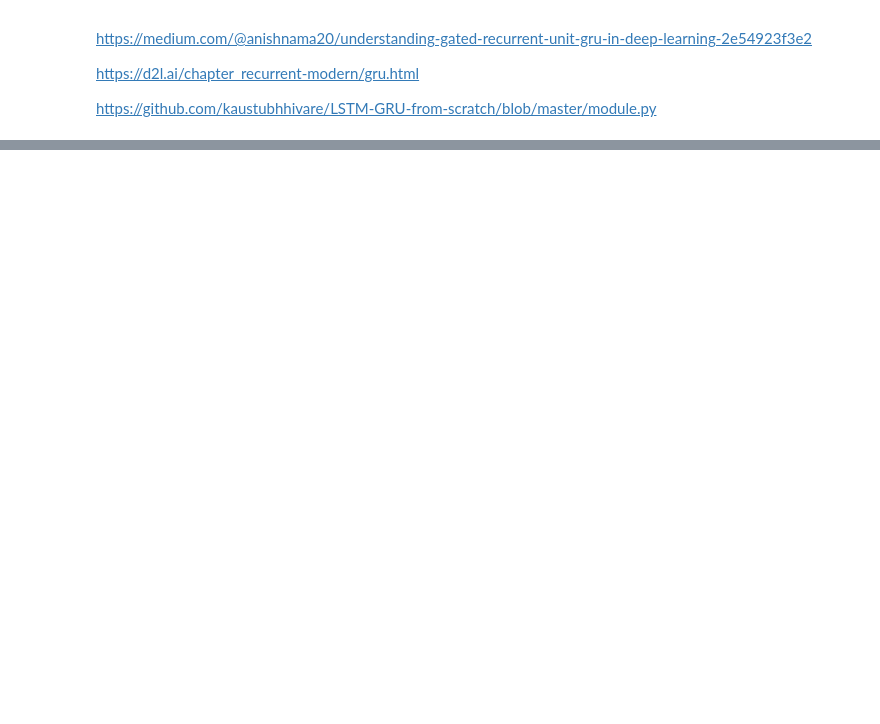
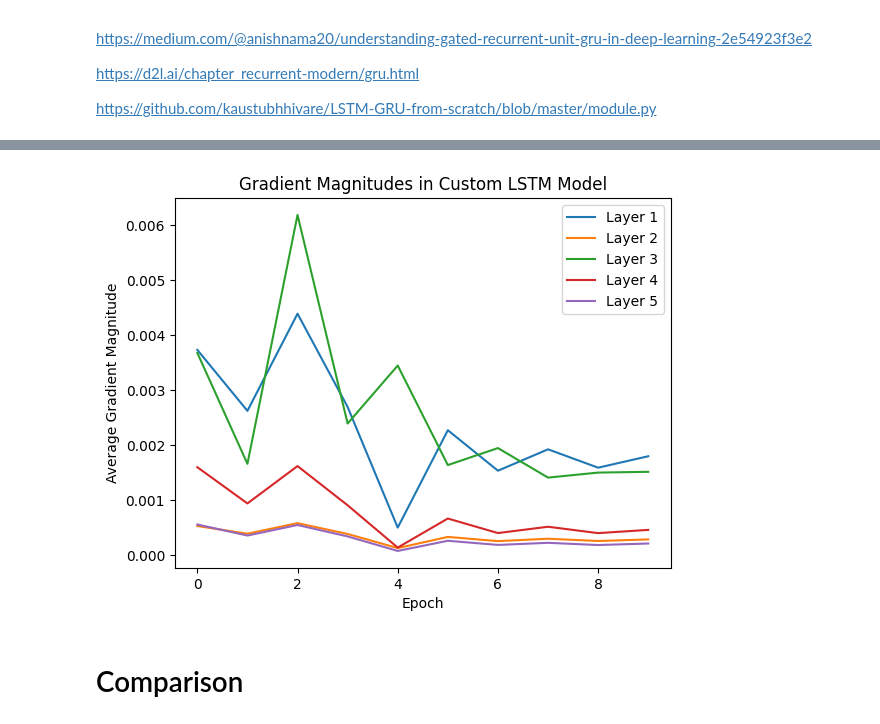
Before and after one commit to pm012/DataScience_sandbox, a Jupyter notebook: notebooks/module11/module_11_2_LSTM.ipynb, the cells around one changed output, grey strips where cells are left out. Saved outputs shown, nothing was run; the diff lists cells and outputs as text; code cells hidden in the pictures; blank space fills up the shorter version.

```diff
--- a/notebooks/module11/module_11_2_LSTM.ipynb
+++ b/notebooks/module11/module_11_2_LSTM.ipynb
@@ -97,0 +172,63 @@ https://github.com/kaustubhhivare/LSTM-GRU-from-scratch/blob/master/module.py
+# %%
+import numpy as np
+import tensorflow as tf
+import matplotlib.pyplot as plt
+
+# Define a custom LSTM model
+class CustomLSTMModel(tf.keras.Model):
+    def __init__(self, units, depth):
+        super(CustomLSTMModel, self).__init__()
+        self.depth = depth
+        self.lstm_layers = [tf.keras.layers.LSTM(units, return_sequences=True)
+                         for _ in range(depth)]
+        self.dense = tf.keras.layers.Dense(1, activation='sigmoid')
+
+    def call(self, inputs):
+        states = inputs
+        for i in range(self.depth):
+            states = self.lstm_layers[i](states)
+        outputs = self.dense(states[:, -1, :]) # Take only the last output of the last layer
+        return outputs
+
+# Create the custom LSTM model
+units = 10
+depth = 5
+model_lstm = CustomLSTMModel(units, depth)
+
+# Compile the model
+model_lstm.compile(loss='binary_crossentropy', optimizer='adam', metrics=['accuracy'])
+
+# Define a function to compute gradients - average gradient magnitude for each layer
+def get_gradients(inputs, model):
+    with tf.GradientTape(persistent=True) as tape:
+        predictions = model(inputs)
+        loss = tf.keras.losses.binary_crossentropy(y, predictions)
+    gradients = tape.gradient(loss, model.trainable_variables)
+    del tape
+    return gradients
+
+# Train the model and track gradients
+num_epochs = 10
+gradients_history = [[] for _ in range(depth)]
+for epoch in range(num_epochs):
+    model_lstm.fit(X, y, batch_size=32, epochs=1, verbose=0)
+    gradients = get_gradients(X, model_lstm)
+
+    # Збираємо градієнти для кожного LSTM шару
+    for i in range(depth):
+        if gradients[i] is not None:
+            gradients_history[i].append(np.mean([np.mean(np.abs(grad)) for grad in gradients[i]]))
+    model_lstm.fit(X, y, batch_size=32, epochs=1, verbose=0)
+
+# Plot the gradient magnitudes
+for i in range(depth):
+    plt.plot(gradients_history[i], label=f'Layer {i+1}')
+plt.xlabel('Epoch')
+plt.ylabel('Average Gradient Magnitude')
+plt.title('Gradient Magnitudes in Custom LSTM Model')
+plt.legend()
+plt.show()
+# %% [output]
+[figure, added]
+# %% [markdown]
+# Comparison
```
Also changed, not shown: parts of 9 cells of this notebook.
